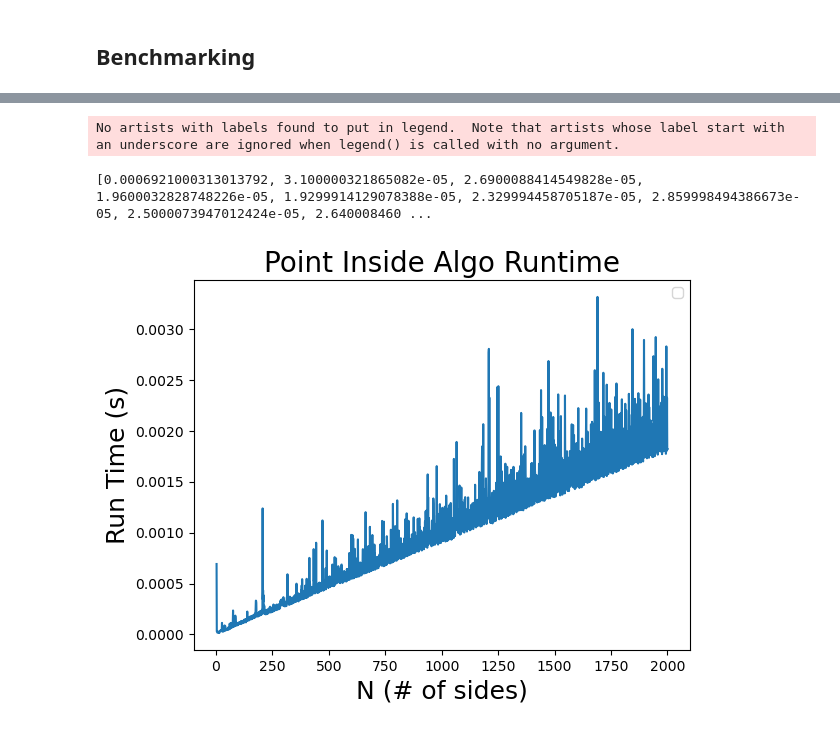
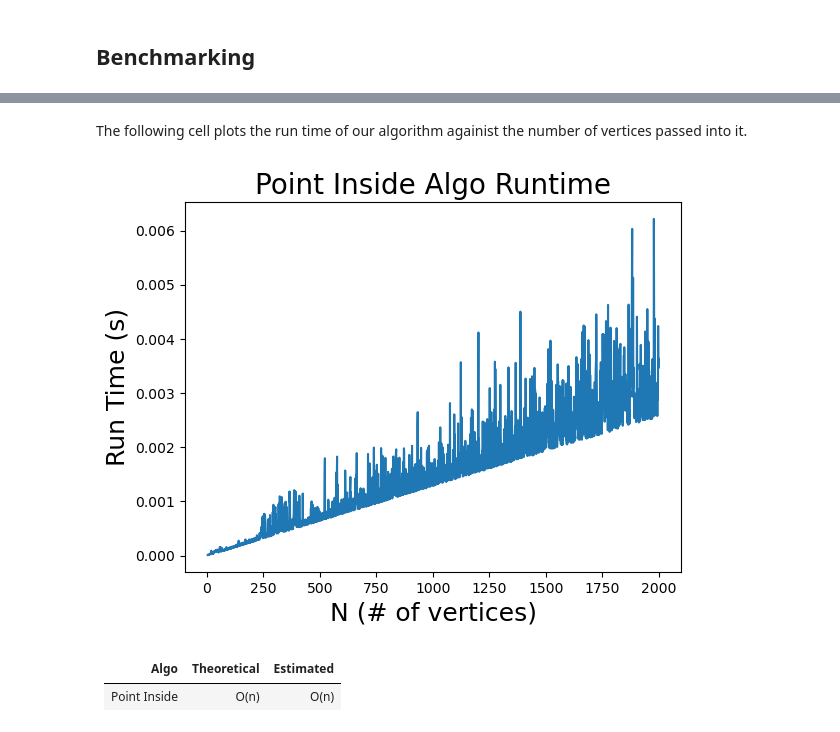
Before and after one commit to schuberte2026/Lab3, a Jupyter notebook: Algorithm.ipynb, the cells around one changed output, grey strips where cells are left out. Drawn from its saved outputs; the diff is of its cells as text; code cells hidden in the pictures.

```diff
--- a/Algorithm.ipynb
+++ b/Algorithm.ipynb
@@ -131,7 +113,7 @@ from shapely.geometry.polygon import Polygon
 import time
 import random
 
-def generate_polygon(center_x, center_y, radius, n_sides):
+def generate_vertices(center_x, center_y, radius, n_sides):
     polygon = Point(center_x, center_y).buffer(radius, n_sides)
     return list(polygon.exterior.coords)
 
@@ -152,10 +134,10 @@ def generate_classification_point(vertices):
         return midpoint(vertices[1], vertices[2])
 
 def benchmarker(center_x, center_y, radius, n_sides):
-    vertices = generate_polygon(center_x, center_y, radius, n_sides) #generate polygon with n sides
+    vertices = generate_vertices(center_x, center_y, radius, n_sides) #generate n vertices
     classification_point = generate_classification_point(vertices)
     start_time = time.perf_counter()
-    result = point_inside(vertices, classification_point)
+    point_inside(vertices, classification_point)
     end_time = time.perf_counter()
 
     return end_time - start_time
@@ -186,13 +152,16 @@ Number of hits: 1
+# %% [markdown]
+The following cell plots the run time of our algorithm againist the number of vertices passed into it.
 # %%
 n = list(range(3,2001))
 plt.plot(n, times)
 plt.xlabel("N (# of vertices)", fontsize=18)
 plt.ylabel("Run Time (s)", fontsize=18)
 plt.title("Point Inside Algo Runtime", fontsize=20)
-plt.legend()
 plt.ticklabel_format(style='plain')
 plt.show()
 # %% [output]
-No artists with labels found to put in legend.  Note that artists whose label start with an underscore are ignored when legend() is called with no argument.
-[0.0006921000313013792, 3.100000321865082e-05, 2.6900088414549828e-05, 1.9600032828748226e-05, 1.9299914129078388e-05, 2.329994458705187e-05, 2.859998494386673e-05, 2.5000073947012424e-05, 2.640008460 ...
-[figure, old version]
+[figure, new version]
+# %% [markdown]
+| Algo           |Theoretical | Estimated |
+|----------------|------------|-----------|
+| Point Inside   | O(n)       | O(n)      |
```
Also changed, not shown: parts of 7 cells of this notebook.
